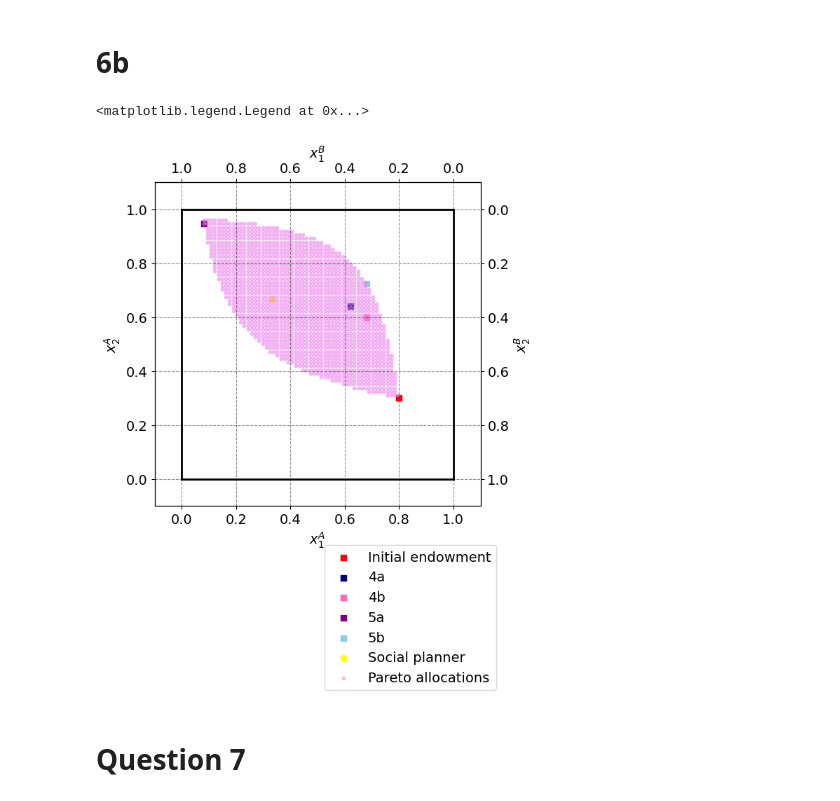
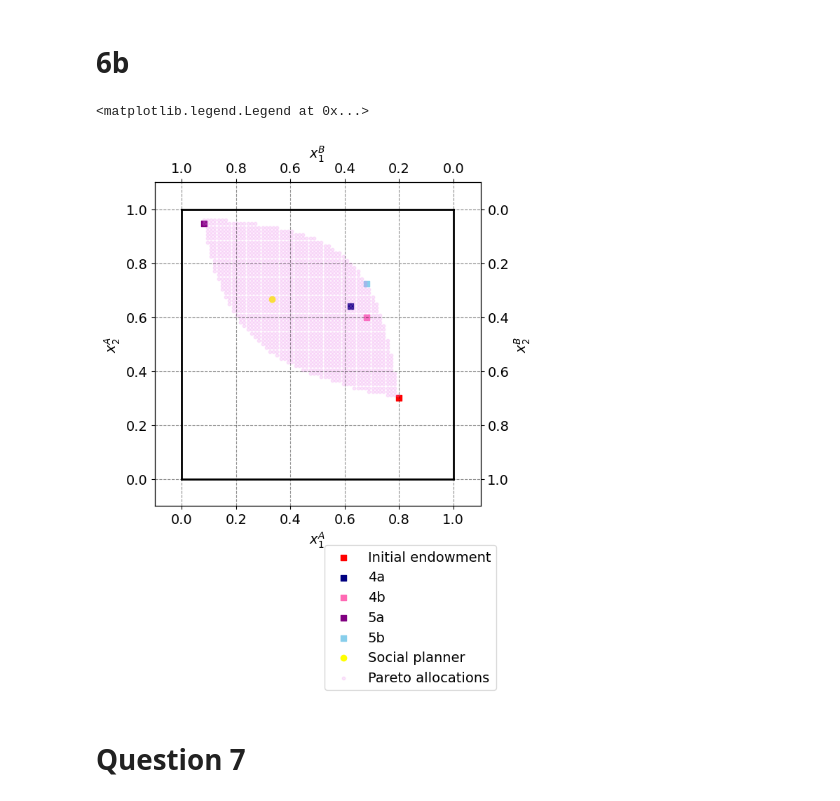
Before and after one commit to NumEconCopenhagen/projects-2024-rqt881, a Jupyter notebook: inauguralproject/inauguralproject.ipynb, the cells around one changed output. Saved outputs shown, nothing was run; the diff lists cells and outputs as text; code cells hidden in the pictures.

```diff
--- a/inauguralproject/inauguralproject.ipynb
+++ b/inauguralproject/inauguralproject.ipynb
@@ -332,35 +343,35 @@ ax_A.scatter(x1A_opt_4a, x2A_opt_4a, marker='s', color='navy', label='4a')
 # Allocation from scenario 4b
 ax_A.scatter(x1A_opt_4b, x2A_opt_4b, marker='s', color='hotpink', label='4b')
 
 # Allocation from scenario 5a
 ax_A.scatter(x1A_opt_5a, x2A_opt_5a, marker='s', color='purple', label='5a')
 
 # Allocation from scenario 5b
 ax_A.scatter(x1A_opt_5b, x2A_opt_5b, marker='s', color='skyblue', label='5b')
 
 # Allocation determined by a social planner
 ax_A.scatter(x1A_sp, x2A_sp, marker='o', color='yellow', label='Social planner')
 
 # Marking possible Pareto allocations
-ax_A.scatter(x_coords, y_coords, s=10, alpha=0.5, color='violet', label='Pareto allocations')
+ax_A.scatter(x_coords, y_coords, s=10, alpha=0.2, color='violet', label='Pareto allocations')
 
 # Draw the limits/boundaries of the total endowments
 ax_A.plot([0, w1bar], [0, 0], lw=2, color='black')
 ax_A.plot([0, w1bar], [w2bar, w2bar], lw=2, color='black')
 ax_A.plot([0, 0], [0, w2bar], lw=2, color='black')
 ax_A.plot([w1bar, w1bar], [0, w2bar], lw=2, color='black')
 
 # Set plot limits to slightly beyond the endowment bounds for visual clarity
 ax_A.set_xlim([-0.1, w1bar + 0.1])
 ax_A.set_ylim([-0.1, w2bar + 0.1])
 ax_B.set_xlim([w1bar + 0.1, -0.1])
 ax_B.set_ylim([w2bar + 0.1, -0.1])
 
 # Display the legend with labels for each data point type
 ax_A.legend(frameon=True, loc='upper left', bbox_to_anchor=(0.5, -0.1))
 # %% [output]
 <matplotlib.legend.Legend at 0x...>
-[figure, old version]
+[figure, new version]
 # %% [markdown]
 # Question 7
 # %%
```
Also changed, not shown: parts of 9 cells of this notebook, 2 other files.
